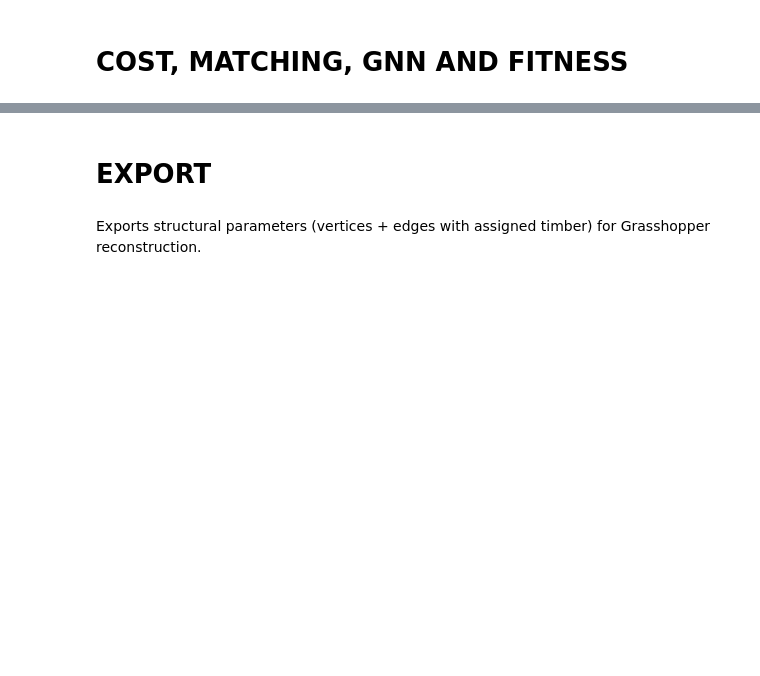
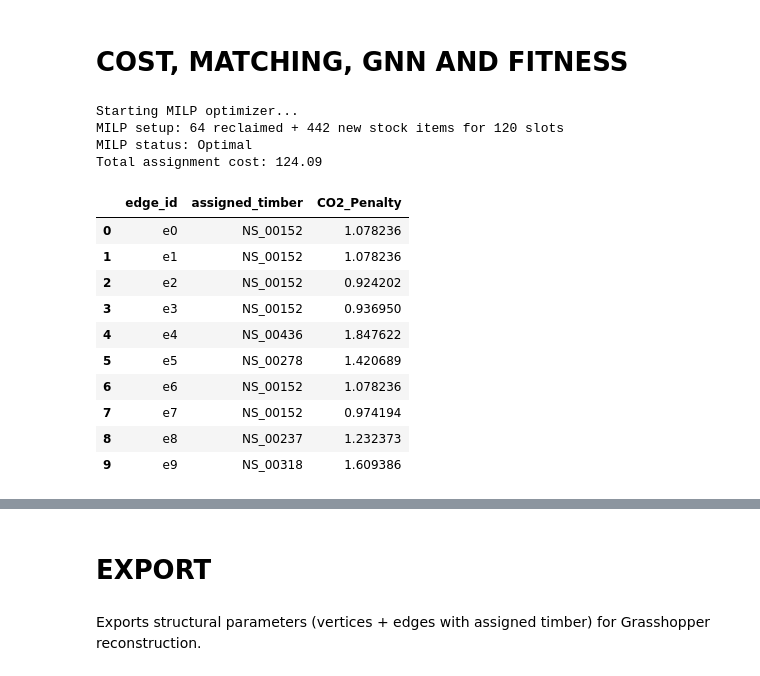
Before and after one commit to Jasp3r16/thesis_generative_timber, a Jupyter notebook: c24_25_26_27_28_29_optimizer_workflow.ipynb, the cells around one changed output, grey strips where cells are left out. Drawn from its saved outputs; the diff is of its cells as text; code cells hidden in the pictures; blank space fills up the shorter version.

```diff
--- a/c24_25_26_27_28_29_optimizer_workflow.ipynb
+++ b/c24_25_26_27_28_29_optimizer_workflow.ipynb
@@ -249,6 +239,10 @@ cost_matrix, stock_prepared, logs = stage_cost.build_cost_matrix(
     df_input_stock=df_input_stock,
     feasibility_mask=feasibility_mask,
 )
+
+# save cost matrix for later analysis
+cost_matrix_df = pd.DataFrame(cost_matrix)
+cost_matrix_df.to_csv(config.EXPORT_PATH / "c26_cost_matrix.csv")
 
 # -------------------------------
 # STEP 2: MILP STAGE
@@ -257,30 +251,46 @@ if len(stats["slots_no_feasible_stock"]) > 0:
     fitness = LARGE_PENALTY  # skip MILP, penalise GA
     raise ValueError(f"MILP skipped: {len(stats['slots_no_feasible_stock'])} slot(s) have no feasible stock.")
 
 print("Starting MILP optimizer...")
 milp_out = stage_milp.run_milp_stage(
     cost_matrix=cost_matrix,
     enriched_stock=stock_prepared,
     df_slots=df_slots,
     reclaimed_marker="RS",
     new_marker="NS",
     new_stock_max_uses=100,
     solver_msg=False,
     raise_on_infeasible_slots=True,
 )
 
 status = milp_out["status"]
 df_results = milp_out["df_results"]
 total_cost = milp_out["total_cost"]
 milp_summary = milp_out["summary"]
 
 df_results.to_csv(config.EXPORT_PATH / "c27_milp_results.csv", index=False)
 
 print(
     f"MILP setup: {milp_summary['reclaimed_items']} reclaimed + "
     f"{milp_summary['new_items']} new stock items for {milp_summary['slots']} slots"
 )
 print(f"MILP status: {status}")
 print(f"Total assignment cost: {total_cost:.2f}")
 if len(df_results) > 0:
     display(df_results.head(10))
+# %% [output]
+Starting MILP optimizer...
+MILP setup: 64 reclaimed + 442 new stock items for 120 slots
+MILP status: Optimal
+Total assignment cost: 124.09
+|  | edge_id | assigned_timber | CO2_Penalty |
+| 0 | e0 | NS_00152 | 1.078236 |
+| 1 | e1 | NS_00152 | 1.078236 |
+| 2 | e2 | NS_00152 | 0.924202 |
+| 3 | e3 | NS_00152 | 0.936950 |
+| 4 | e4 | NS_00436 | 1.847622 |
+| 5 | e5 | NS_00278 | 1.420689 |
+| 6 | e6 | NS_00152 | 1.078236 |
+| 7 | e7 | NS_00152 | 0.974194 |
+| 8 | e8 | NS_00237 | 1.232373 |
+| 9 | e9 | NS_00318 | 1.609386 |
```
Also changed, not shown: parts of 7 cells of this notebook, 4 other files.
